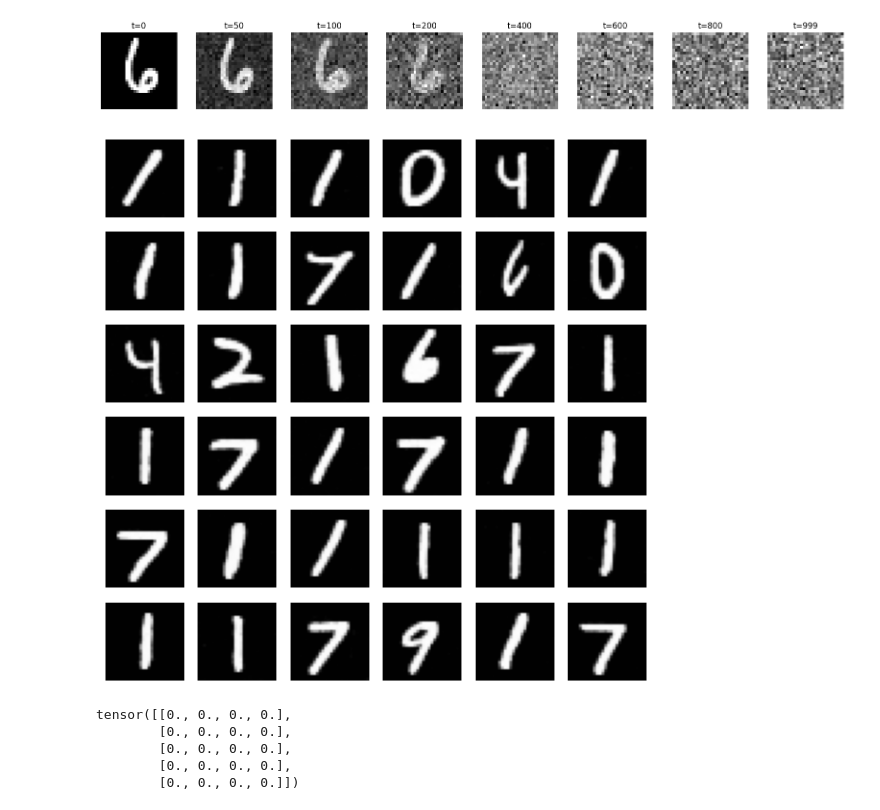
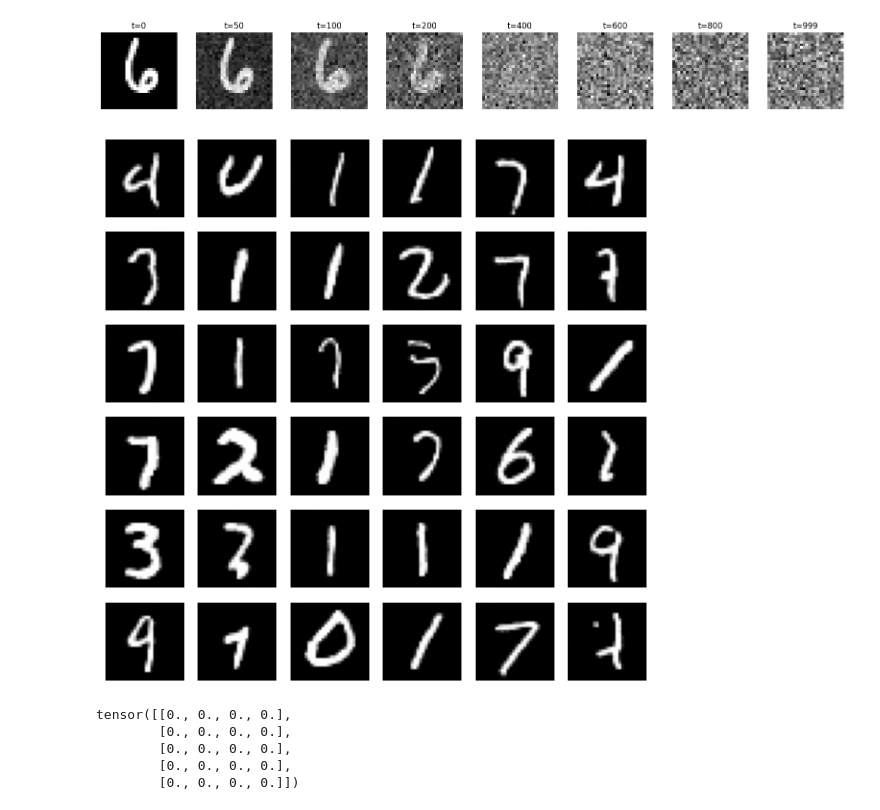
Before and after one commit to LoqmanSamani/physics_aware_diffusion, a Jupyter notebook: Untitled.ipynb, the cells around one changed output. Drawn from its saved outputs; the diff is of its cells as text; code cells hidden in the pictures.

```diff
--- a/Untitled.ipynb
+++ b/Untitled.ipynb
@@ -473,27 +473,27 @@ visualize_diffusion(steps, vis_steps)
 # %%
 import matplotlib.pyplot as plt
 import matplotlib.image as mpimg
 import os
 
-img_dir = "/experiments/toy_2d/mnist/generated_samples"
+img_dir = "/home/loqman/Downloads/projs/physics_aware_diffusion/experiments/toy_2d/mnist/results2"
 
 fig, axes = plt.subplots(6, 6, figsize=(6, 6))
 
 for i in range(36):
     row = i // 6
     col = i % 6
 
     img_path = os.path.join(img_dir, f"img_{i+1}.png")
     img = mpimg.imread(img_path)
 
     axes[row, col].imshow(img, cmap="gray")
     axes[row, col].axis("off")
 
 plt.tight_layout()
 plt.savefig("gggg")
 plt.show()
 # %% [output]
-[figure, old version]
+[figure, new version]
 # %%
 from score_nets.graph_energy_net import EnergyNet, TimeEmbedding, SinusoidalTimeEmbedding, compute_edge_features
 from physics.fp_residuals import weak_fp_residual
```
Also changed, not shown: 14 other files.
